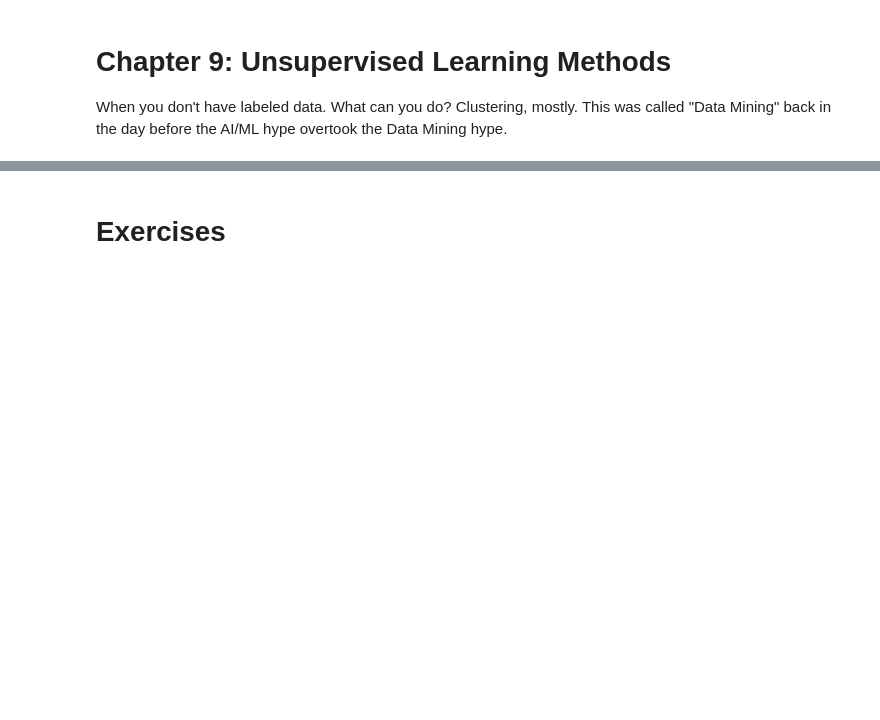
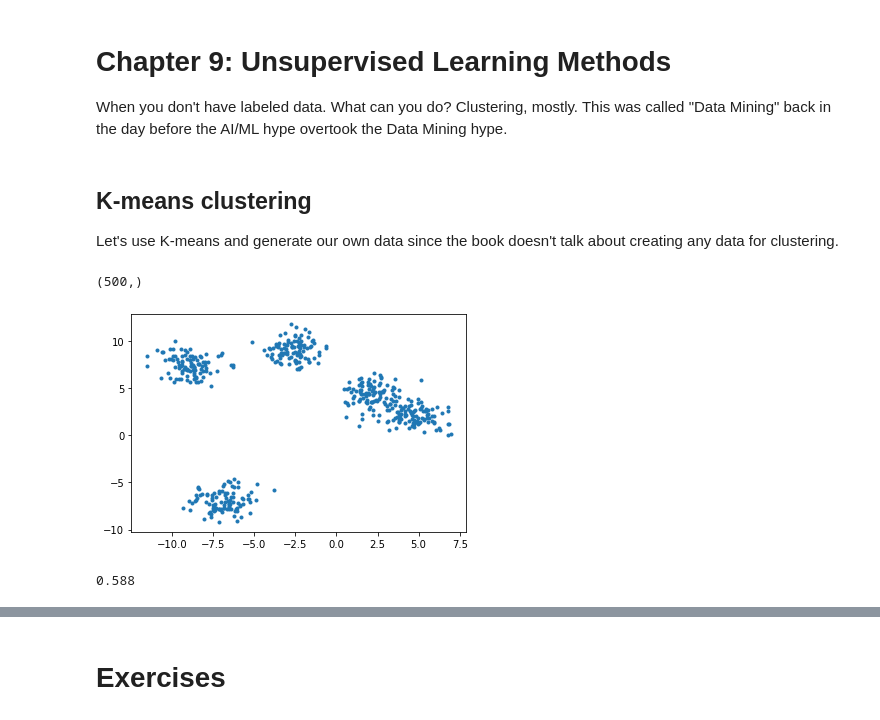
Before and after one commit to youngelf/MachineLearning, a Jupyter notebook: Hands-On2/Chapter 9.ipynb, the cells around one changed output, grey strips where cells are left out. Saved outputs shown, nothing was run; the diff lists cells and outputs as text; code cells hidden in the pictures; blank space fills up the shorter version.

```diff
--- a/Hands-On2/Chapter 9.ipynb
+++ b/Hands-On2/Chapter 9.ipynb
@@ -4,0 +27,28 @@ When you don't have labeled data. What can you do? Clustering, mostly. This was
+# %% [markdown]
+## K-means clustering
+
+Let's use K-means and generate our own data since the book doesn't talk about creating any data for clustering.
+# %%
+# Generate the dataset
+X, y = make_blobs(n_samples=500, n_features=2, centers=5, random_state=42)
+
+# X are the features, y is the correct cluster ids
+# %%
+X[:,0].shape
+# %% [output]
+(500,)
+# %%
+# And plot it
+# scaled_color = y.astype(np.float32) / 10.0
+plt.scatter(X[:,0], X[:, 1], marker='.')
+plt.axis("on")
+plt.show()
+# %% [output]
+[figure, added]
+# %%
+k=5
+kmeans = KMeans(n_clusters=k)
+y_pred=kmeans.fit_predict(X)
+accuracy_score(y_pred, y)
+# %% [output]
+0.588
```
Also changed, not shown: parts of 8 cells of this notebook, 2 other files.
